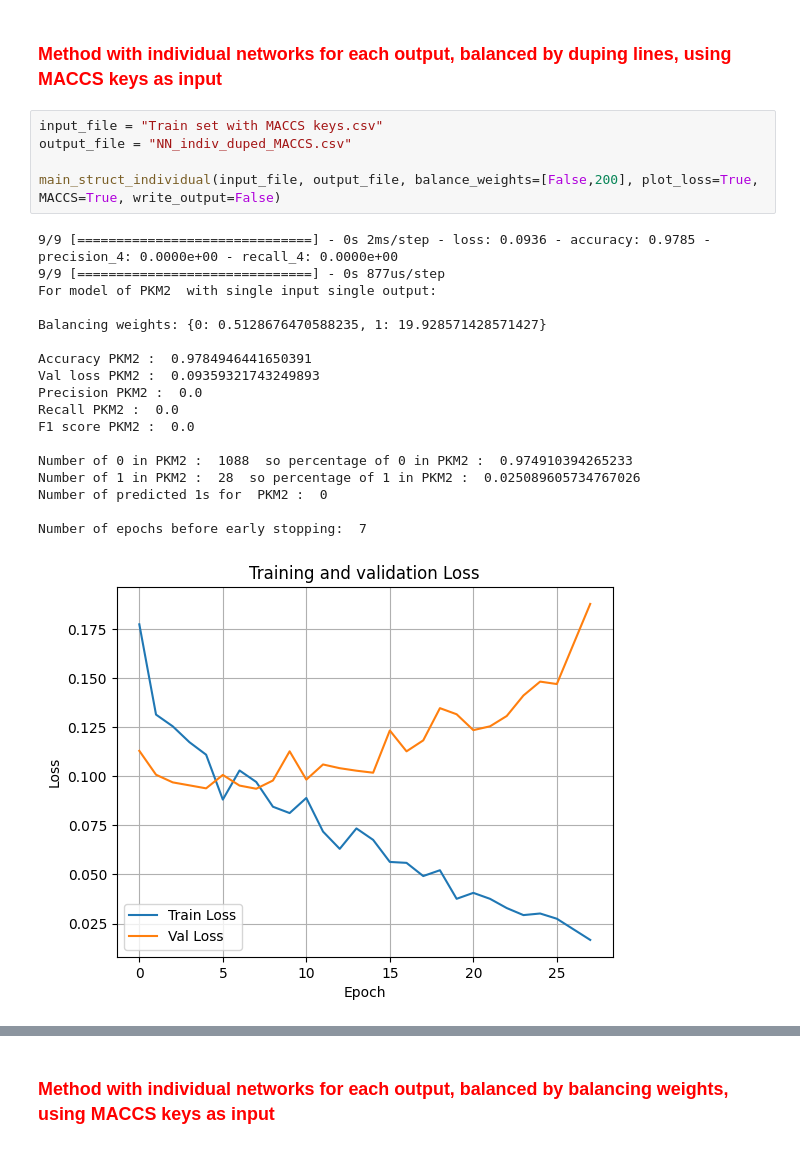
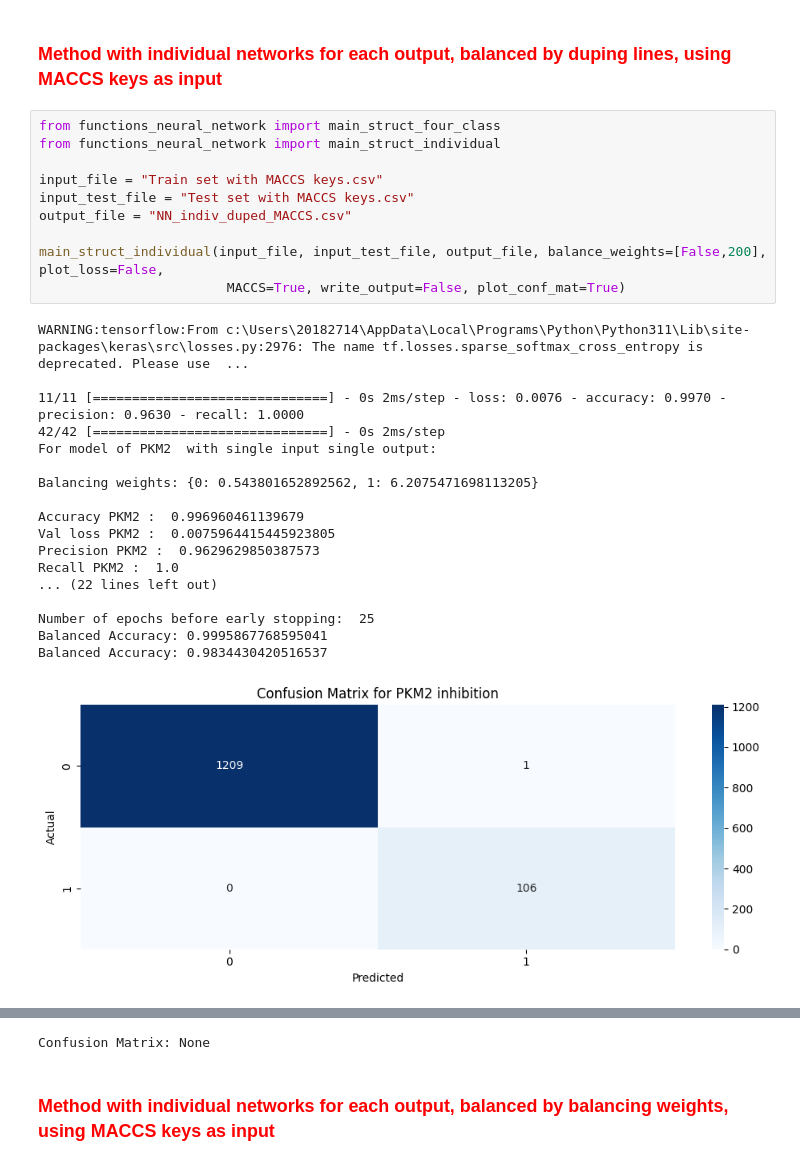
Before and after one commit to jobvandijk/GroupAssigment_group6, a Jupyter notebook: notebook_neural_network.ipynb, the cells around one changed output, grey strips where cells are left out. Saved outputs shown, nothing was run; the diff lists cells and outputs as text.

```diff
--- a/notebook_neural_network.ipynb
+++ b/notebook_neural_network.ipynb
@@ -94,26 +65,31 @@ Number of epochs before early stopping:  2
 # %% [markdown]
 <h3 style="color:red;">Method with individual networks for each output, balanced by duping lines, using MACCS keys as input</h3>
 # %%
+from functions_neural_network import main_struct_four_class
+from functions_neural_network import main_struct_individual
+
 input_file = "Train set with MACCS keys.csv"
+input_test_file = "Test set with MACCS keys.csv"
 output_file = "NN_indiv_duped_MACCS.csv"
 
-main_struct_individual(input_file, output_file, balance_weights=[False,200], plot_loss=True, MACCS=True, write_output=False)
+main_struct_individual(input_file, input_test_file, output_file, balance_weights=[False,200], plot_loss=False,
+                        MACCS=True, write_output=False, plot_conf_mat=True)
 # %% [output]
-9/9 [==============================] - 0s 2ms/step - loss: 0.0936 - accuracy: 0.9785 - precision_4: 0.0000e+00 - recall_4: 0.0000e+00
-9/9 [==============================] - 0s 877us/step
+WARNING:tensorflow:From c:\Users\20182714\AppData\Local\Programs\Python\Python311\Lib\site-packages\keras\src\losses.py:2976: The name tf.losses.sparse_softmax_cross_entropy is deprecated. Please use  ...
+
+11/11 [==============================] - 0s 2ms/step - loss: 0.0076 - accuracy: 0.9970 - precision: 0.9630 - recall: 1.0000
+42/42 [==============================] - 0s 2ms/step
 For model of PKM2  with single input single output:
 
-Balancing weights: {0: 0.5128676470588235, 1: 19.928571428571427}
+Balancing weights: {0: 0.543801652892562, 1: 6.2075471698113205}
 
-Accuracy PKM2 :  0.9784946441650391
-Val loss PKM2 :  0.09359321743249893
-Precision PKM2 :  0.0
-Recall PKM2 :  0.0
-F1 score PKM2 :  0.0
+Accuracy PKM2 :  0.996960461139679
+Val loss PKM2 :  0.0075964415445923805
+Precision PKM2 :  0.9629629850387573
+Recall PKM2 :  1.0
+... (22 lines left out)
 
-Number of 0 in PKM2 :  1088  so percentage of 0 in PKM2 :  0.974910394265233
-Number of 1 in PKM2 :  28  so percentage of 1 in PKM2 :  0.025089605734767026
-Number of predicted 1s for  PKM2 :  0
-
-Number of epochs before early stopping:  7
+Number of epochs before early stopping:  25
+Balanced Accuracy: 0.9995867768595041
+Balanced Accuracy: 0.9834430420516537
-[figure, old version]
+[figure, new version]
@@ -138,3 +98,4 @@ Number of epochs before early stopping:  6
+Confusion Matrix: None
 # %% [markdown]
 <h3 style="color:red;">Method with individual networks for each output, balanced by balancing weights, using MACCS keys as input</h3>
 # %%
```
Also changed, not shown: parts of 9 cells of this notebook, 4 other files.
